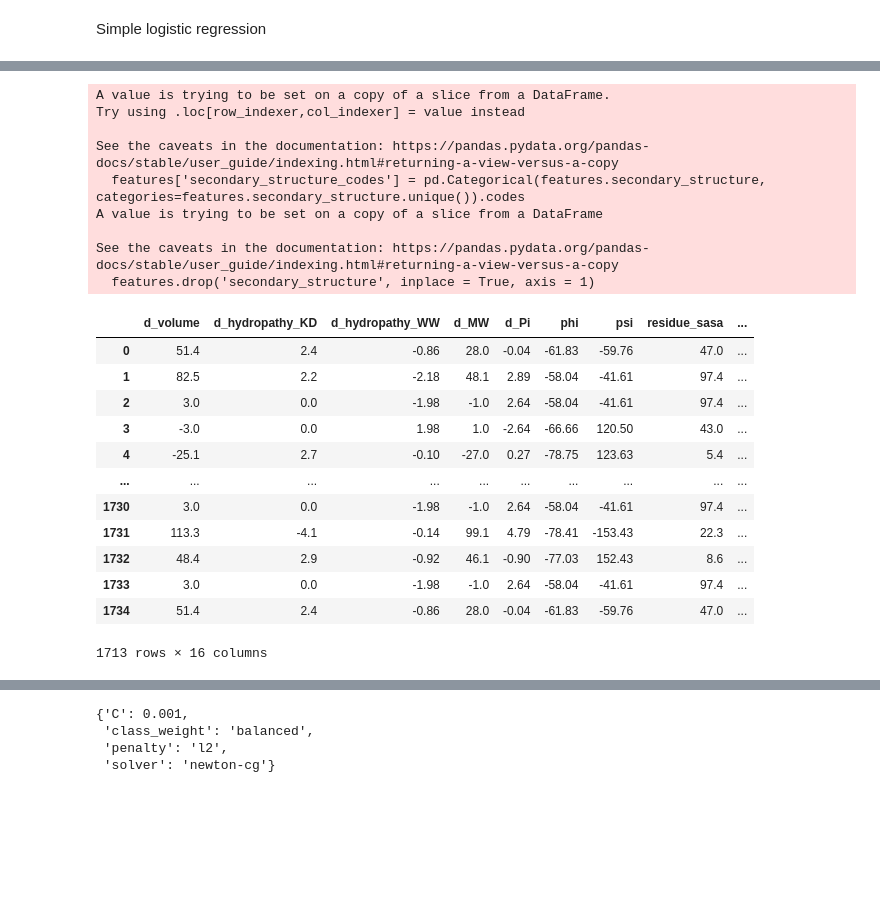
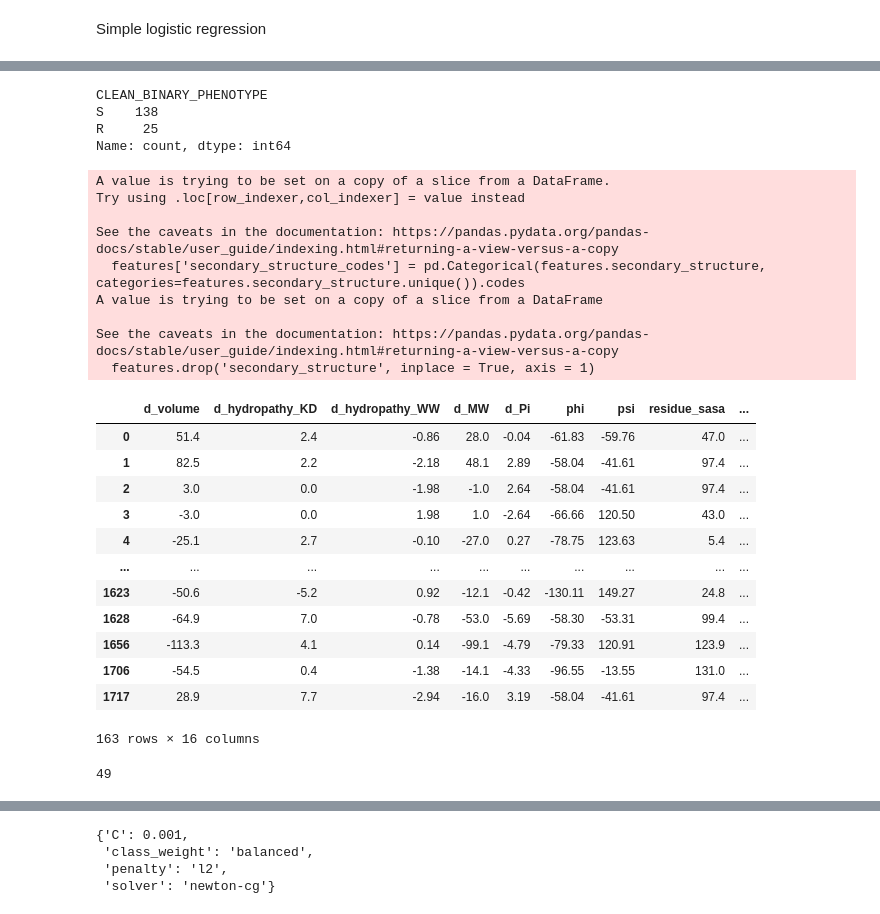
Before and after one commit to viktoria023/predict_FQ_resistance, a Jupyter notebook: 02_Run_ML_models.ipynb, the cells around one changed output, grey strips where cells are left out. Saved outputs shown, nothing was run; the diff lists cells and outputs as text; code cells hidden in the pictures; blank space fills up the shorter version.

```diff
--- a/02_Run_ML_models.ipynb
+++ b/02_Run_ML_models.ipynb
@@ -14,3 +14,9 @@ import seaborn as sns
 from xgboost import XGBClassifier
 # %% [markdown]
 Simple logistic regression
+# %%
+data = pd.read_csv('data/ML_DATA_LEV.csv')
+data.dropna(inplace= True)
+
+data.drop_duplicates(subset=['GENE_MUTATION'], keep='first', inplace=True)
+data.GENE_MUTATION.value_counts()
@@ -17,42 +37,46 @@ Simple logistic regression
+# %%
+data.CLEAN_BINARY_PHENOTYPE.value_counts()
+# %% [output]
+CLEAN_BINARY_PHENOTYPE
+S    138
+R     25
+Name: count, dtype: int64
 # %%
-data = pd.read_csv('data/ML_DATA_LEV.csv')
-data.dropna(inplace= True)
-
-true_label = data.BINARY_PHENOTYPE
+true_label = data.CLEAN_BINARY_PHENOTYPE
 
 features = ['d_volume', 'd_hydropathy_KD', 'd_hydropathy_WW',
        'd_MW', 'd_Pi', 'secondary_structure', 'phi', 'psi', 'residue_sasa',
        'n_hbond_acceptors', 'n_hbond_donors', 'SASA', 'snap2_score', 'dist_MGB', 'dist_MGE', 'dist_drug'] # 'B', 'C', 'E', 'G', 'H', 'T',
 
 features = data[features]
 features['secondary_structure_codes'] = pd.Categorical(features.secondary_structure, categories=features.secondary_structure.unique()).codes
 features.drop('secondary_structure', inplace = True, axis = 1)
 
 true_label
 features
 # %% [output]
 A value is trying to be set on a copy of a slice from a DataFrame.
 Try using .loc[row_indexer,col_indexer] = value instead
 
 See the caveats in the documentation: https://pandas.pydata.org/pandas-docs/stable/user_guide/indexing.html#returning-a-view-versus-a-copy
   features['secondary_structure_codes'] = pd.Categorical(features.secondary_structure, categories=features.secondary_structure.unique()).codes
 A value is trying to be set on a copy of a slice from a DataFrame
 
 See the caveats in the documentation: https://pandas.pydata.org/pandas-docs/stable/user_guide/indexing.html#returning-a-view-versus-a-copy
   features.drop('secondary_structure', inplace = True, axis = 1)
 |  | d_volume | d_hydropathy_KD | d_hydropathy_WW | d_MW | d_Pi | phi | psi | residue_sasa | ... |
 | 0 | 51.4 | 2.4 | -0.86 | 28.0 | -0.04 | -61.83 | -59.76 | 47.0 | ... |
 | 1 | 82.5 | 2.2 | -2.18 | 48.1 | 2.89 | -58.04 | -41.61 | 97.4 | ... |
 | 2 | 3.0 | 0.0 | -1.98 | -1.0 | 2.64 | -58.04 | -41.61 | 97.4 | ... |
 | 3 | -3.0 | 0.0 | 1.98 | 1.0 | -2.64 | -66.66 | 120.50 | 43.0 | ... |
 | 4 | -25.1 | 2.7 | -0.10 | -27.0 | 0.27 | -78.75 | 123.63 | 5.4 | ... |
 | ... | ... | ... | ... | ... | ... | ... | ... | ... | ... |
-| 1730 | 3.0 | 0.0 | -1.98 | -1.0 | 2.64 | -58.04 | -41.61 | 97.4 | ... |
-| 1731 | 113.3 | -4.1 | -0.14 | 99.1 | 4.79 | -78.41 | -153.43 | 22.3 | ... |
-| 1732 | 48.4 | 2.9 | -0.92 | 46.1 | -0.90 | -77.03 | 152.43 | 8.6 | ... |
-| 1733 | 3.0 | 0.0 | -1.98 | -1.0 | 2.64 | -58.04 | -41.61 | 97.4 | ... |
-| 1734 | 51.4 | 2.4 | -0.86 | 28.0 | -0.04 | -61.83 | -59.76 | 47.0 | ... |
+| 1623 | -50.6 | -5.2 | 0.92 | -12.1 | -0.42 | -130.11 | 149.27 | 24.8 | ... |
+| 1628 | -64.9 | 7.0 | -0.78 | -53.0 | -5.69 | -58.30 | -53.31 | 99.4 | ... |
+| 1656 | -113.3 | 4.1 | 0.14 | -99.1 | -4.79 | -79.33 | 120.91 | 123.9 | ... |
+| 1706 | -54.5 | 0.4 | -1.38 | -14.1 | -4.33 | -96.55 | -13.55 | 131.0 | ... |
+| 1717 | 28.9 | 7.7 | -2.94 | -16.0 | 3.19 | -58.04 | -41.61 | 97.4 | ... |
-1713 rows × 16 columns
+163 rows × 16 columns
 # %%
 random_seed = 144
 
@@ -60,3 +84,7 @@ X_train,X_test,y_train,y_test=train_test_split(features,true_label,test_size=0.2
+# %%
+len(X_test)
+# %% [output]
+49
 # %%
 random_seed = 144
 
```
Also changed, not shown: parts of 11 cells of this notebook, 1 other file.
